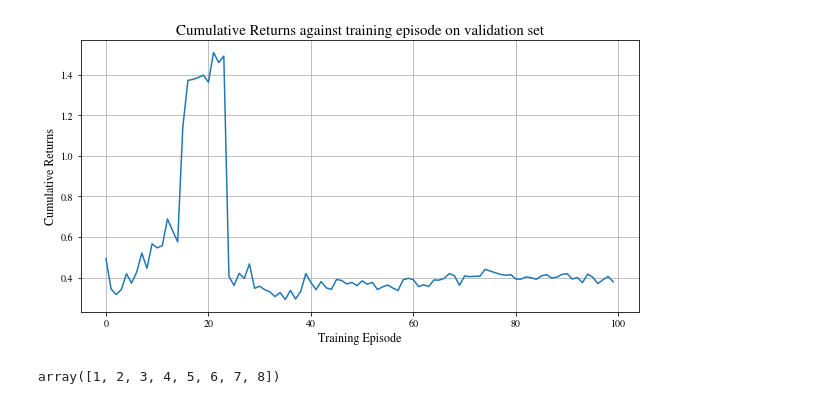
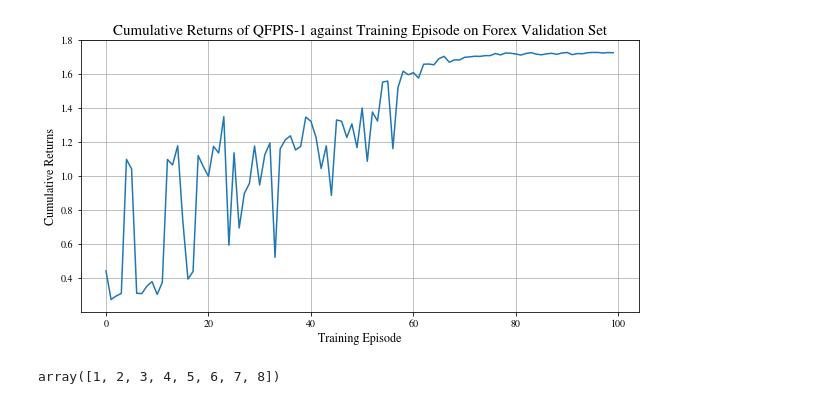
Before and after one commit to 772435284/QF-portfolio-investment-system, a Jupyter notebook: plt_pv.ipynb, the cells around one changed output. Cells and saved outputs as stored; diff of their text form; code cells hidden in the pictures.

```diff
--- a/plt_pv.ipynb
+++ b/plt_pv.ipynb
@@ -14,4 +14,4 @@ import matplotlib
 a = sorted([f.name for f in matplotlib.font_manager.fontManager.ttflist])
 plt.rcParams["font.family"] = 'STIXGeneral'
 # %%
-pv = np.load('backtest_result/val_record_QPL_4_forex.npy')
+pv = np.load('backtest_result/QFPIS_new_val_record_QPL_1_forex_data.npy')
@@ -18,16 +38,16 @@ pv = np.load('backtest_result/val_record_QPL_4_forex.npy')
 # %%
 plt.figure(figsize=(10, 5))
 plt.plot(pv[1:])
-plt.title('Cumulative Returns against training episode on validation set', fontsize=15)
+plt.title('Cumulative Returns of QFPIS-1 against Training Episode on Forex Validation Set', fontsize=15)
 plt.xlabel('Training Episode', fontsize=12)
 plt.ylabel('Cumulative Returns', fontsize=12)
 plt.grid()
 
 figure_name = "cumulative_return_against_episode.png"
 plt.savefig(os.path.join(save_path, figure_name),dpi=400,bbox_inches = 'tight')
 plt.show()
 # %% [output]
-[figure, old version]
+[figure, new version]
 # %%
 def z_score_normalize(arr):
     """
```
Also changed, not shown: parts of 7 cells of this notebook, 8 other files.
